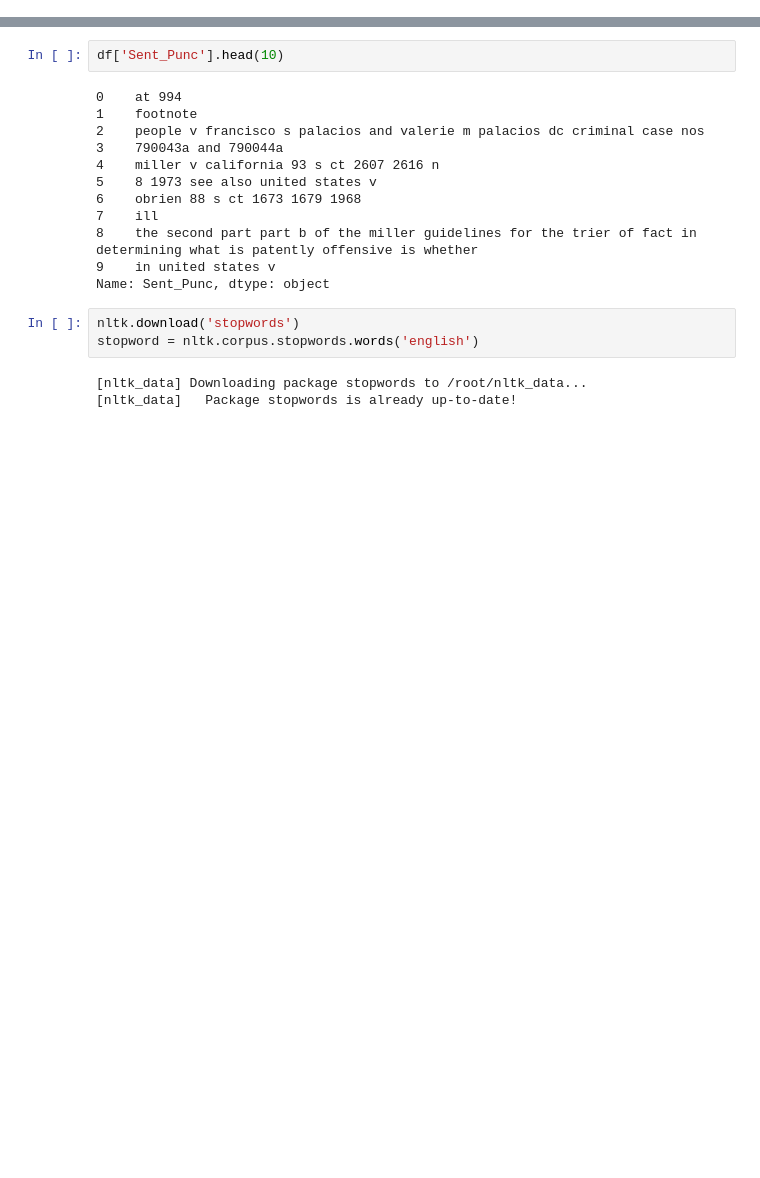
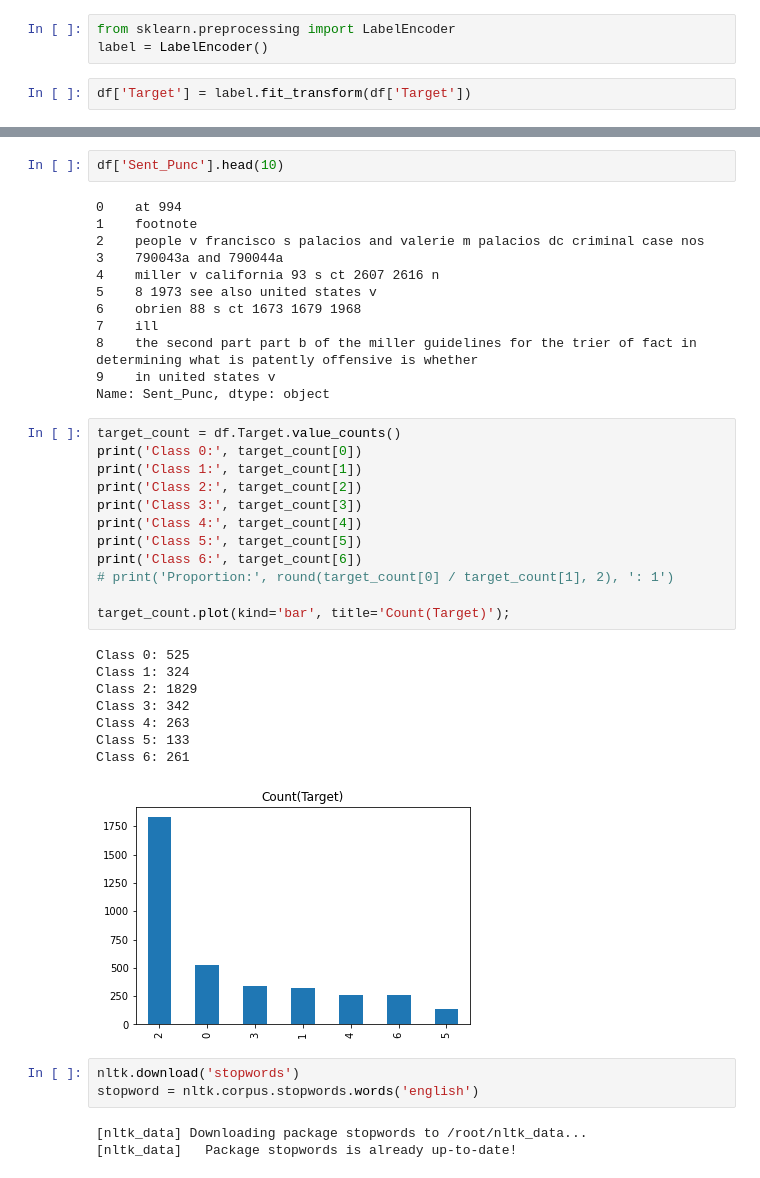
Before and after one commit to prithvikolla/Compuational_Methods_INFO5731, a Jupyter notebook: Project_Legal_Text_Mining/LegalTextM.ipynb, the cells around one changed output, grey strips where cells are left out. Drawn from its saved outputs; the diff is of its cells as text; blank space fills up the shorter version.

```diff
--- a/Project_Legal_Text_Mining/LegalTextM.ipynb
+++ b/Project_Legal_Text_Mining/LegalTextM.ipynb
@@ -96,3 +100,8 @@ df.head()
 | 2 | people v. francisco s. palacios a... | Invalid | people v francisco s palacios and... |
 | 3 | 79-0043a and 79-0044a). | Invalid | 790043a and 790044a |
 | 4 | miller v. california, 93 s. ct. 2... | Invalid | miller v california 93 s ct 2607 ... |
+# %%
+from sklearn.preprocessing import LabelEncoder
+label = LabelEncoder()
+# %%
+df['Target'] = label.fit_transform(df['Target'])
@@ -110,6 +130,27 @@ df['Sent_Punc'].head(10)
 8    the second part part b of the miller guidelines for the trier of fact in determining what is patently offensive is whether
 9    in united states v
 Name: Sent_Punc, dtype: object
+# %%
+target_count = df.Target.value_counts()
+print('Class 0:', target_count[0])
+print('Class 1:', target_count[1])
+print('Class 2:', target_count[2])
+print('Class 3:', target_count[3])
+print('Class 4:', target_count[4])
+print('Class 5:', target_count[5])
+print('Class 6:', target_count[6])
+# print('Proportion:', round(target_count[0] / target_count[1], 2), ': 1')
+
+target_count.plot(kind='bar', title='Count(Target)');
+# %% [output]
+Class 0: 525
+Class 1: 324
+Class 2: 1829
+Class 3: 342
+Class 4: 263
+Class 5: 133
+Class 6: 261
+[figure, added]
 # %%
 nltk.download('stopwords')
 stopword = nltk.corpus.stopwords.words('english')
```
Also changed, not shown: parts of 20 cells of this notebook.
